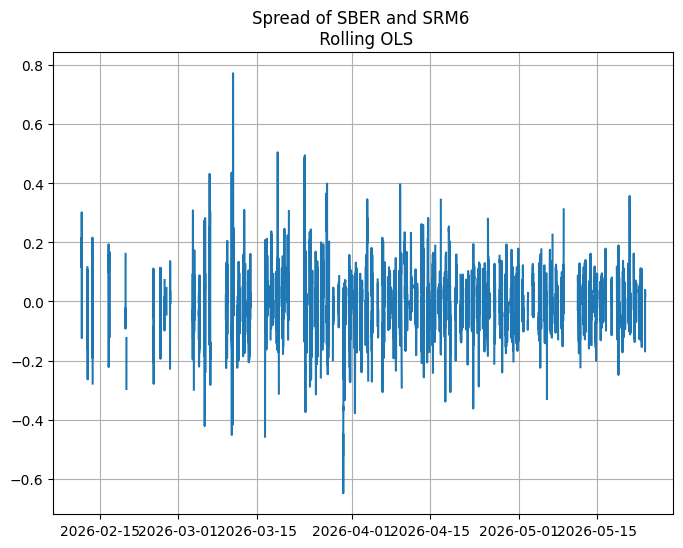
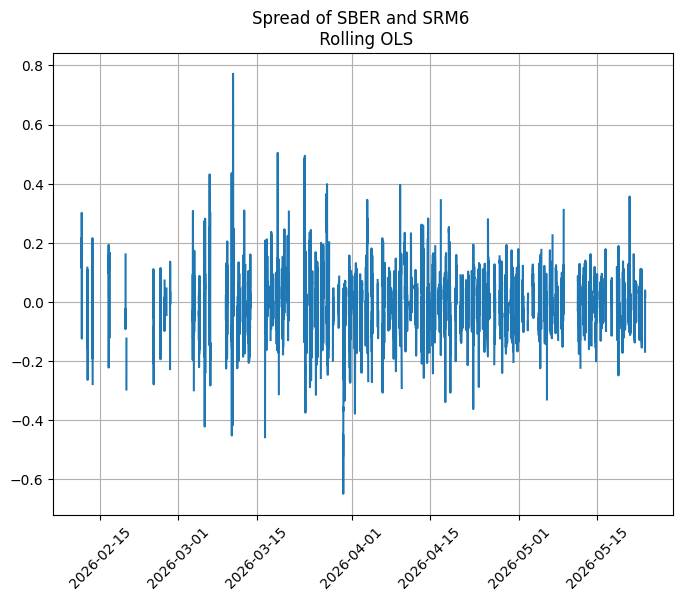
The change to this notebook cell's code, shown as a diff; its figure went from the first image to the second:
--- before
+++ after
@@ -4,3 +4,4 @@
 plt.plot(df['timestamp'], df['spread'])
 plt.grid()
+plt.xticks(rotation=45)
 plt.title(f"Spread of {ticker1} and {ticker2} \n Rolling OLS")

Commit: added spread graph